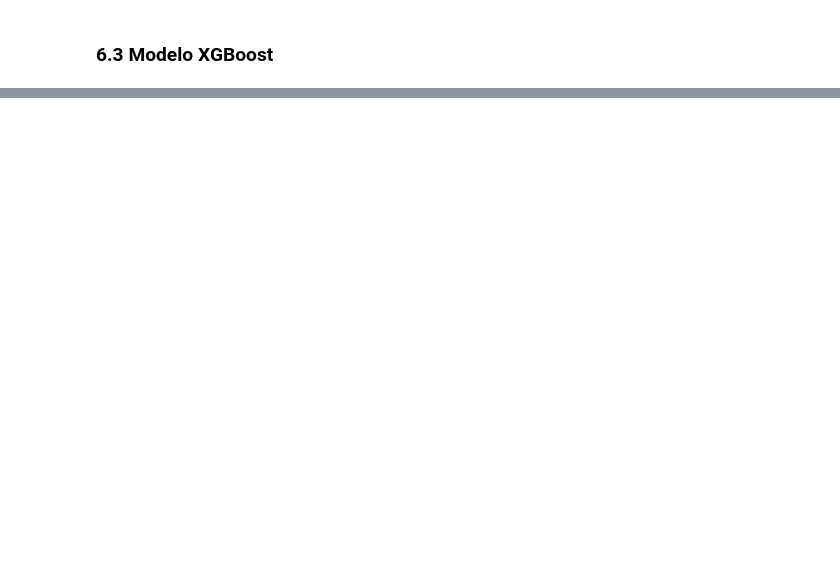
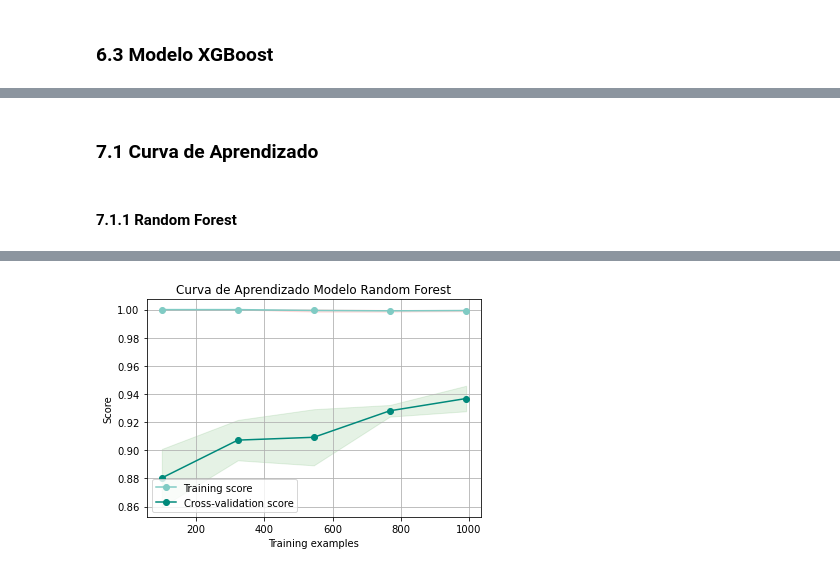
Before and after one commit to Codigos-de-Guerra/Selecao_LAIS, a Jupyter notebook: InteligenciaArtifical_LAIS_UFRN.ipynb, the cells around one changed output, grey strips where cells are left out. Cells and saved outputs as stored; diff of their text form; code cells hidden in the pictures; blank space fills up the shorter version.

```diff
--- a/InteligenciaArtifical_LAIS_UFRN.ipynb
+++ b/InteligenciaArtifical_LAIS_UFRN.ipynb
@@ -555,2 +597,5 @@ GridSearchCV_XGB.fit(X_train, y_train);
 # %%
-print(f"Melhores parâmetros para RF:\n{GridSearchCV_XGB.best_params_}")
+print(f"Melhores parâmetros para XGB:\n{GridSearchCV_XGB.best_params_}")
+max_depth = GridSearchCV_XGB.best_params_["max_depth"]
+learning_rate = GridSearchCV_XGB.best_params_["learning_rate"]
+n_estimators = GridSearchCV_XGB.best_params_["n_estimators"]
@@ -568,5 +631,7 @@ print(type(XGBClassifier()))
 # %%
 # Baseandos-nos na resposta obtida, aplicamos os melhores parâmetros encontrados.
-xgb = best_XGB # construtor com parâmetros aplicados
+xgb = XGBClassifier(max_depth=max_depth, random_state=5)
 xgb.fit(X_train, y_train)
-round(xgb.score(X_test, y_test), 3)
+predict_XGB = xgb.predict(X_test)
+
+print(round(xgb.score(X_test, y_test), 4))
@@ -588,0 +694,38 @@ ax.xaxis.set_ticklabels(["Normal", "Suspeito", "Patológico"]);
+# %% [markdown]
+### 7.1 Curva de Aprendizado
+# %%
+def plot_learning_curve(estimator, title, x, y, ylim=None, cv=None,
+                        n_jobs=-1, train_sizes=np.linspace(.1, 1.0, 5)):
+
+    plt.figure()
+    plt.title(title)
+    if ylim is not None:
+        plt.ylim(*ylim)
+
+    plt.xlabel("Training examples")
+    plt.ylabel("Score")
+    train_sizes, train_scores, test_scores = learning_curve(
+        estimator, x, y, cv=cv, n_jobs=n_jobs, train_sizes=train_sizes)
+    train_scores_mean = np.mean(train_scores, axis=1)
+    train_scores_std = np.std(train_scores, axis=1)
+    test_scores_mean = np.mean(test_scores, axis=1)
+    test_scores_std = np.std(test_scores, axis=1)
+    plt.grid()
+
+    plt.fill_between(train_sizes, train_scores_mean - train_scores_std,
+                     train_scores_mean + train_scores_std, alpha=0.1,
+                     color="r")
+    plt.fill_between(train_sizes, test_scores_mean - test_scores_std,
+                     test_scores_mean + test_scores_std, alpha=0.1, color="g")
+    plt.plot(train_sizes, train_scores_mean, 'o-', color="#80CBC4",
+             label="Training score")
+    plt.plot(train_sizes, test_scores_mean, 'o-', color="#00897B",
+             label="Cross-validation score")
+
+    plt.legend(loc="best")
+    return plt
+# %% [markdown]
+#### 7.1.1 Random Forest
+# %%
+plot_learning_curve(GridSearchCV_RF.best_estimator_,title = "Curva de Aprendizado Modelo Random Forest", x = X_train, y = y_train, cv = cv_method)
+# %% [output]
@@ -588,0 +733 @@ ax.xaxis.set_ticklabels(["Normal", "Suspeito", "Patológico"]);
+[figure, added]
```
Also changed, not shown: parts of 39 cells of this notebook.
